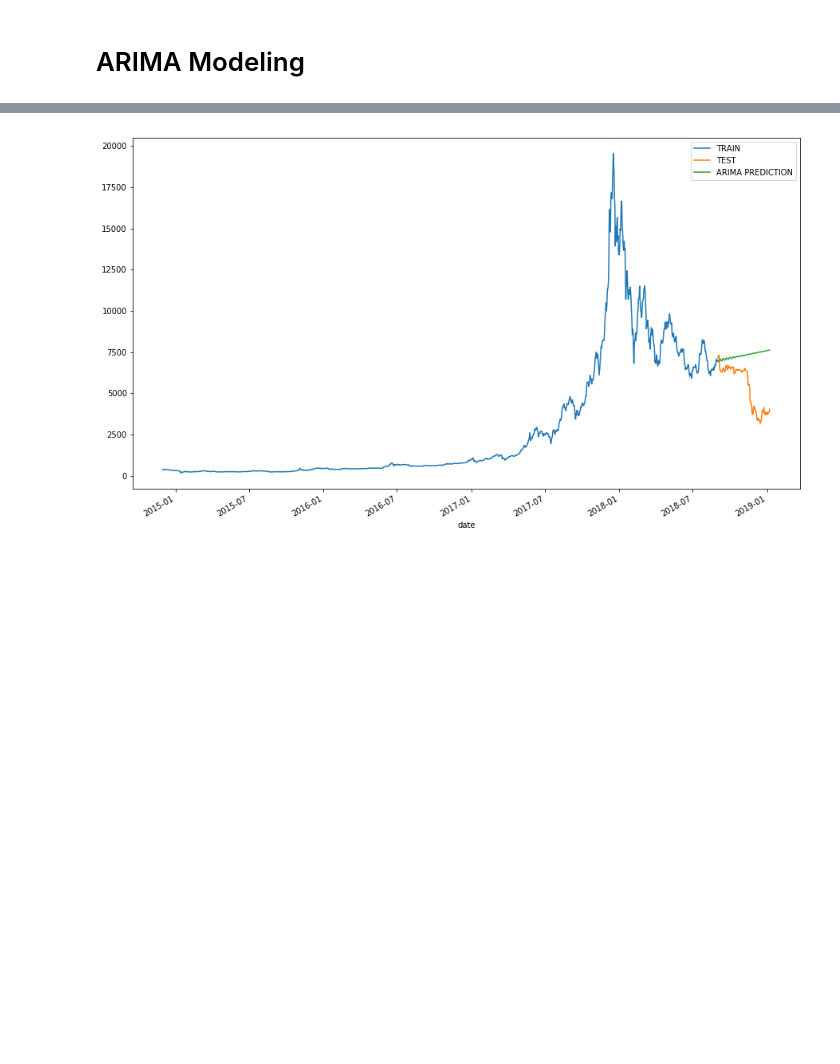
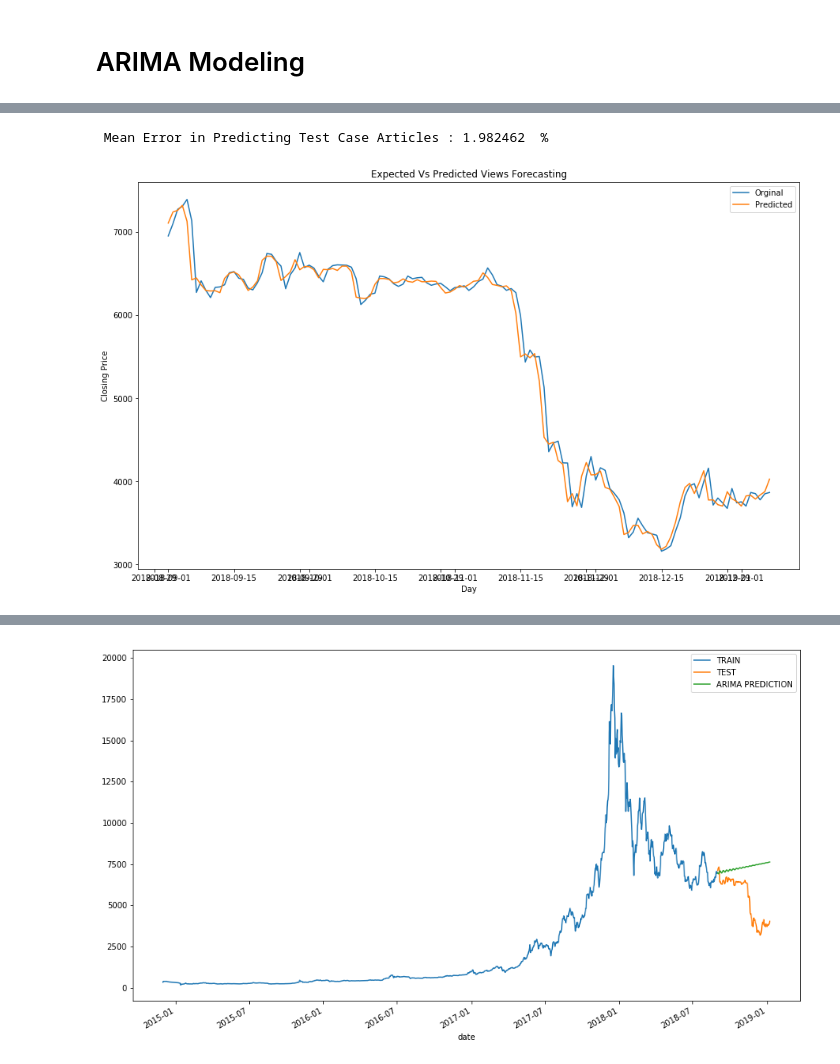
Before and after one commit to legomydiego/Thinkful-Final-Capstone, a Jupyter notebook: Final Capstone.ipynb, the cells around one changed output, grey strips where cells are left out. Cells and saved outputs as stored; diff of their text form; code cells hidden in the pictures; blank space fills up the shorter version.

Commit message:
Fixed ARIMA models

```diff
--- a/Final Capstone.ipynb
+++ b/Final Capstone.ipynb
@@ -382,3 +384,34 @@ Roots
 | MA.1 | 0.7078 | -0.7133j | 1.0049 | -0.1256 |
 | MA.2 | 0.7078 | +0.7133j | 1.0049 | 0.1256 |
 | MA.3 | -1.1467 | -0.0000j | 1.1467 | -0.5000 |
+# %%
+history = [x for x in train]
+predictions = list()
+originals = list()
+error_list = list()
+
+print('Printing Predicted vs Expected Values...')
+print('\n')
+
+# The loop goes over each value in the test set and fits it to an ARIMA model to calculate the predicted value.
+# This value is then compared to the next test set data poitn and the error is computed
+
+for t in range(len(test)):
+    model = ARIMA(history, order=(5, 1, 3))
+    model_fit = model.fit(disp=-1)
+
+    output = model_fit.forecast()
+
+    pred_value = output[0]
+
+
+    original_value = test[t]
+    history.append(original_value)
+
+    # Calculating the error
+    error = ((abs(pred_value - original_value)) / original_value) * 100
+    error_list.append(error)
+    print('predicted = %f,   expected = %f,   error = %f ' % (pred_value, original_value, error), '%')
+
+    predictions.append(float(pred_value))
+    originals.append(float(original_value))
@@ -384,0 +436,19 @@ Roots
+# %%
+# After iterating over whole test set the overall mean error is calculated.
+print('\n Mean Error in Predicting Test Case Articles : %f ' % (sum(error_list)/float(len(error_list))), '%')
+# %% [output]
+ Mean Error in Predicting Test Case Articles : 1.982462  %
+# %%
+plt.figure(figsize=(15, 9))
+test_day = [t
+           for t in range(len(test))]
+labels={'Orginal','Predicted'}
+plt.plot(test.index,predictions)
+plt.plot(test.index, originals)
+plt.title('Expected Vs Predicted Views Forecasting')
+plt.xlabel('Day')
+plt.ylabel('Closing Price')
+plt.legend(labels)
+plt.show()
+# %% [output]
+[figure, added]
```
Also changed, not shown: parts of 23 cells of this notebook.
